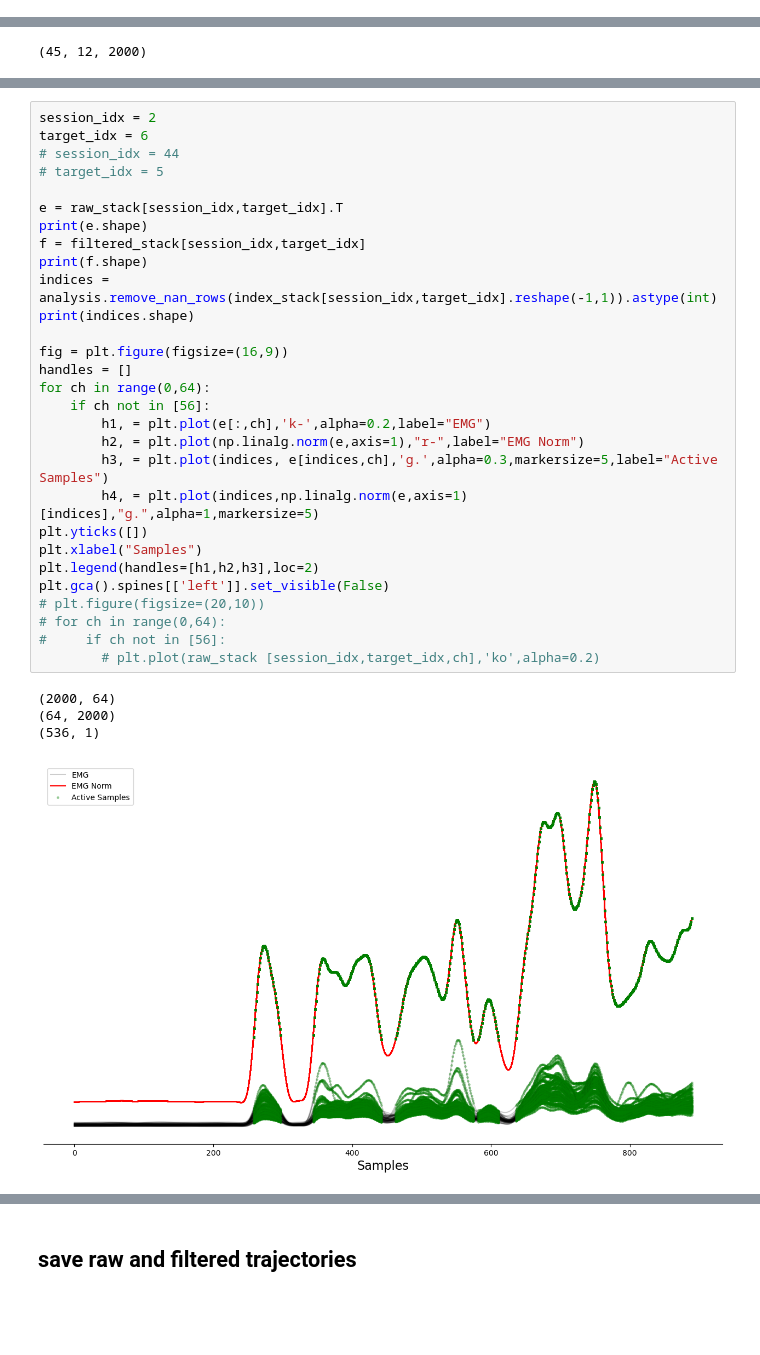
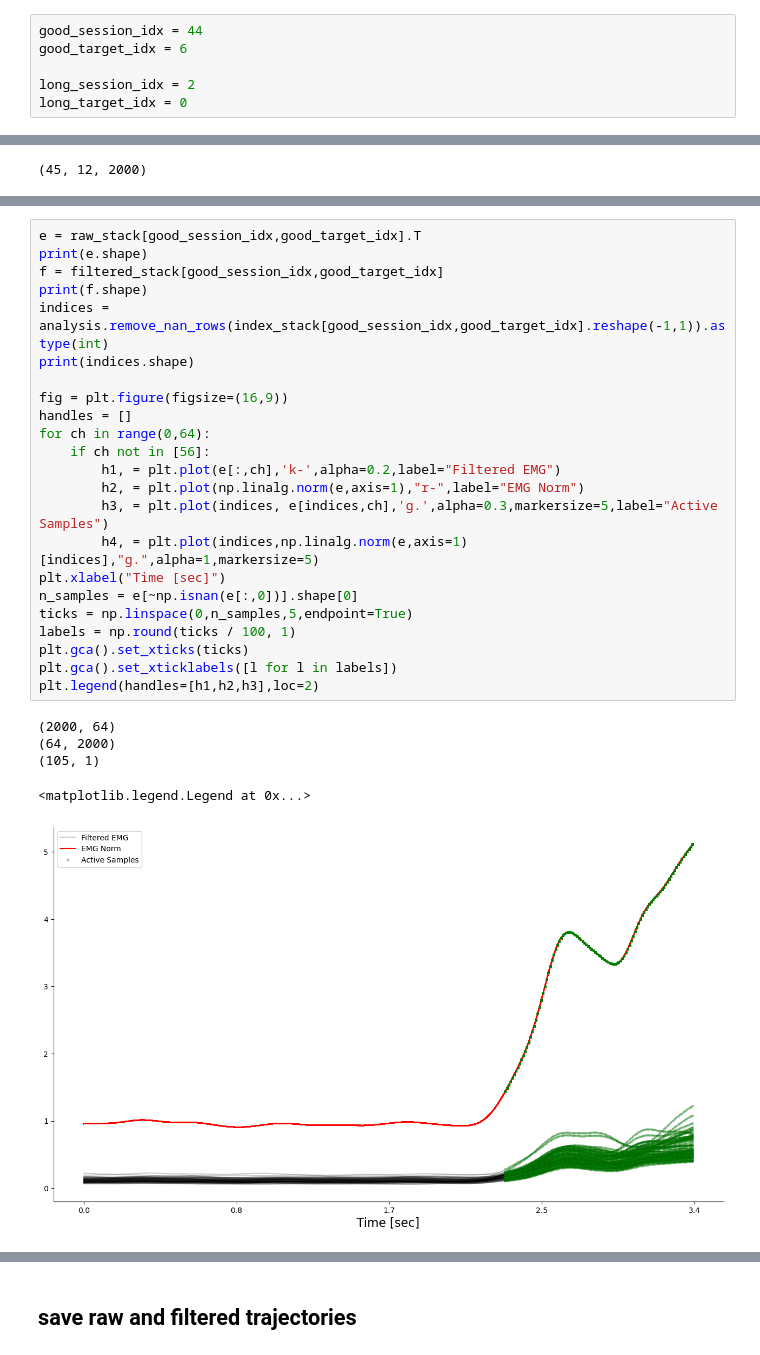
Before and after one commit to spewil/phd, a Jupyter notebook: analysis/notebooks/_data_processing/process_trial_data.ipynb, the cells around one changed output, grey strips where cells are left out. Drawn from its saved outputs; the diff is of its cells as text; blank space fills up the shorter version.

```diff
--- a/analysis/notebooks/_data_processing/process_trial_data.ipynb
+++ b/analysis/notebooks/_data_processing/process_trial_data.ipynb
@@ -236,3 +200,9 @@ Empty trial: (18, 10)
+# %%
+good_session_idx = 44
+good_target_idx = 6
+
+long_session_idx = 2
+long_target_idx = 0
 # %% [markdown]
 ## inspect EMG, filtered, indices
 # %%
@@ -247,35 +250,30 @@ index_stack.shape
 # %%
-session_idx = 2
-target_idx = 6
-# session_idx = 44
-# target_idx = 5
-
-e = raw_stack[session_idx,target_idx].T
+e = raw_stack[good_session_idx,good_target_idx].T
 print(e.shape)
-f = filtered_stack[session_idx,target_idx]
+f = filtered_stack[good_session_idx,good_target_idx]
 print(f.shape)
-indices = analysis.remove_nan_rows(index_stack[session_idx,target_idx].reshape(-1,1)).astype(int)
+indices = analysis.remove_nan_rows(index_stack[good_session_idx,good_target_idx].reshape(-1,1)).astype(int)
 print(indices.shape)
 
 fig = plt.figure(figsize=(16,9))
 handles = []
 for ch in range(0,64):
     if ch not in [56]:
-        h1, = plt.plot(e[:,ch],'k-',alpha=0.2,label="EMG")
+        h1, = plt.plot(e[:,ch],'k-',alpha=0.2,label="Filtered EMG")
         h2, = plt.plot(np.linalg.norm(e,axis=1),"r-",label="EMG Norm")
         h3, = plt.plot(indices, e[indices,ch],'g.',alpha=0.3,markersize=5,label="Active Samples")
         h4, = plt.plot(indices,np.linalg.norm(e,axis=1)[indices],"g.",alpha=1,markersize=5)
-plt.yticks([])
-plt.xlabel("Samples")
+plt.xlabel("Time [sec]")
+n_samples = e[~np.isnan(e[:,0])].shape[0]
+ticks = np.linspace(0,n_samples,5,endpoint=True)
+labels = np.round(ticks / 100, 1)
+plt.gca().set_xticks(ticks)
+plt.gca().set_xticklabels([l for l in labels])
 plt.legend(handles=[h1,h2,h3],loc=2)
-plt.gca().spines[['left']].set_visible(False)
-# plt.figure(figsize=(20,10))
-# for ch in range(0,64):
-#     if ch not in [56]:
-        # plt.plot(raw_stack [session_idx,target_idx,ch],'ko',alpha=0.2)
 # %% [output]
 (2000, 64)
 (64, 2000)
-(536, 1)
+(105, 1)
+<matplotlib.legend.Legend at 0x...>
-[figure, old version]
+[figure, new version]
 # %%
```
Also changed, not shown: parts of 17 cells of this notebook, 52 other files.
